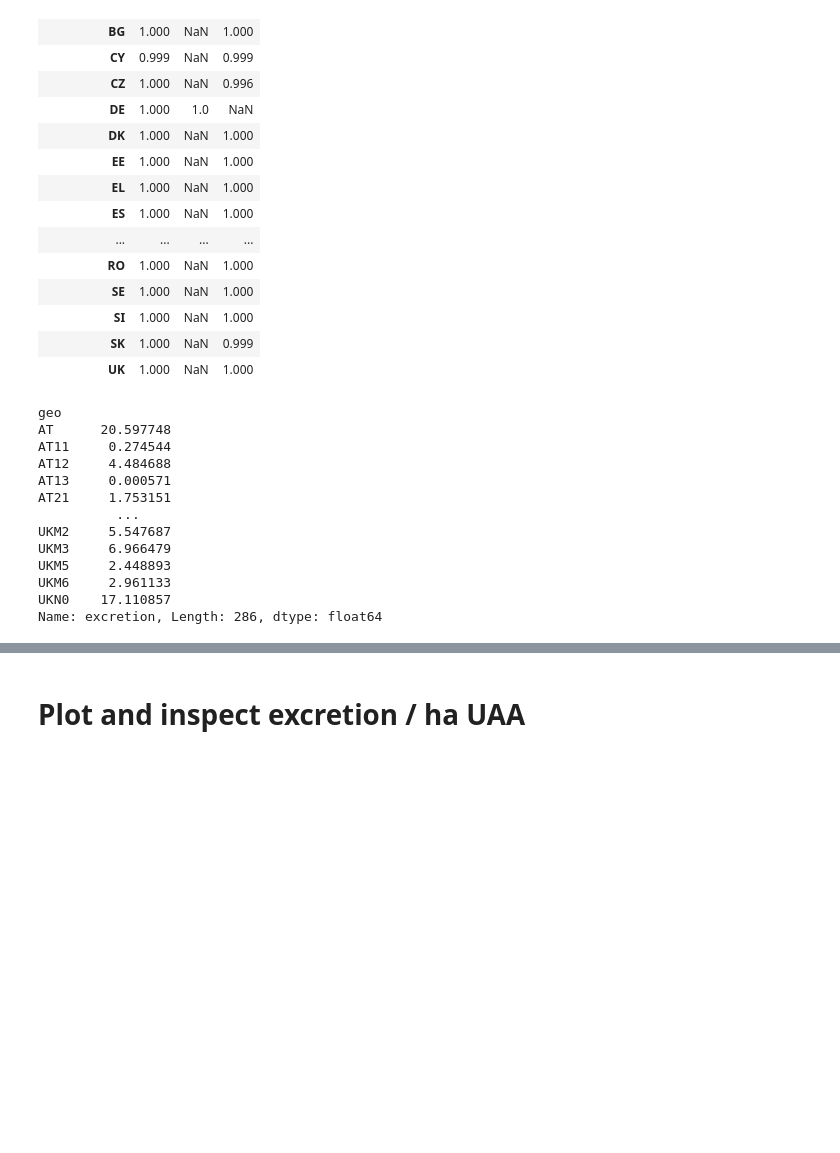
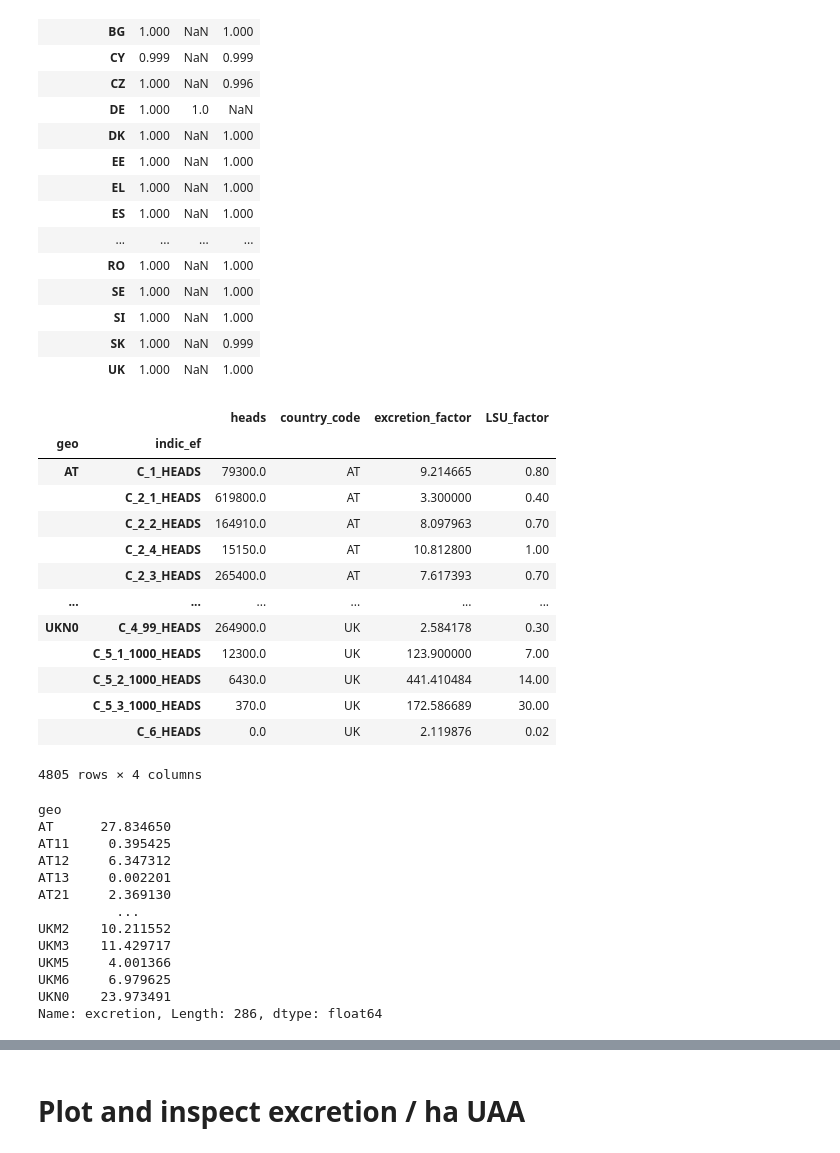
Before and after one commit to rasmuse/subnational-p-budgets, a Jupyter notebook: Manure.ipynb, the cells around one changed output, grey strips where cells are left out. Drawn from its saved outputs; the diff is of its cells as text; code cells hidden in the pictures; blank space fills up the shorter version.

```diff
--- a/Manure.ipynb
+++ b/Manure.ipynb
@@ -356,8 +363,32 @@ This means we do not have to make any estimates of excretion in non-observed liv
 | SI | 1.000 | NaN | 1.000 |
 | SK | 1.000 | NaN | 0.999 |
 | UK | 1.000 | NaN | 1.000 |
+# %%
+temp = (
+    included_livestock
+    .to_frame()
+    .join(NUTS_TABLE.country_code)
+    .join(fss_excretion_factors, on=['country_code', 'indic_ef'])
+    .join(LSU_FACTORS.rename('LSU_factor'))
+)
+temp
+# %% [output]
+|  |  | heads | country_code | excretion_factor | LSU_factor |
+| geo | indic_ef |  |  |  |  |
+| AT | C_1_HEADS | 79300.0 | AT | 9.214665 | 0.80 |
+|  | C_2_1_HEADS | 619800.0 | AT | 3.300000 | 0.40 |
+|  | C_2_2_HEADS | 164910.0 | AT | 8.097963 | 0.70 |
+|  | C_2_4_HEADS | 15150.0 | AT | 10.812800 | 1.00 |
+|  | C_2_3_HEADS | 265400.0 | AT | 7.617393 | 0.70 |
+| ... | ... | ... | ... | ... | ... |
+| UKN0 | C_4_99_HEADS | 264900.0 | UK | 2.584178 | 0.30 |
+|  | C_5_1_1000_HEADS | 12300.0 | UK | 123.900000 | 7.00 |
+|  | C_5_2_1000_HEADS | 6430.0 | UK | 441.410484 | 14.00 |
+|  | C_5_3_1000_HEADS | 370.0 | UK | 172.586689 | 30.00 |
+|  | C_6_HEADS | 0.0 | UK | 2.119876 | 0.02 |
+4805 rows × 4 columns
 # %%
-excretion = (
+excretion_sum = (
     included_livestock
     .to_frame()
     .join(NUTS_TABLE.country_code)
@@ -368,18 +399,18 @@ excretion = (
     .mul(1e-6) # to Gg P
     .rename('excretion')
 )
-excretion
+excretion_sum
 # %% [output]
 geo
-AT      20.597748
-AT11     0.274544
-AT12     4.484688
-AT13     0.000571
-AT21     1.753151
+AT      27.834650
+AT11     0.395425
+AT12     6.347312
+AT13     0.002201
+AT21     2.369130
           ...
-UKM2     5.547687
-UKM3     6.966479
-UKM5     2.448893
-UKM6     2.961133
-UKN0    17.110857
+UKM2    10.211552
+UKM3    11.429717
+UKM5     4.001366
+UKM6     6.979625
+UKN0    23.973491
 Name: excretion, Length: 286, dtype: float64
```
Also changed, not shown: parts of 9 cells of this notebook.
